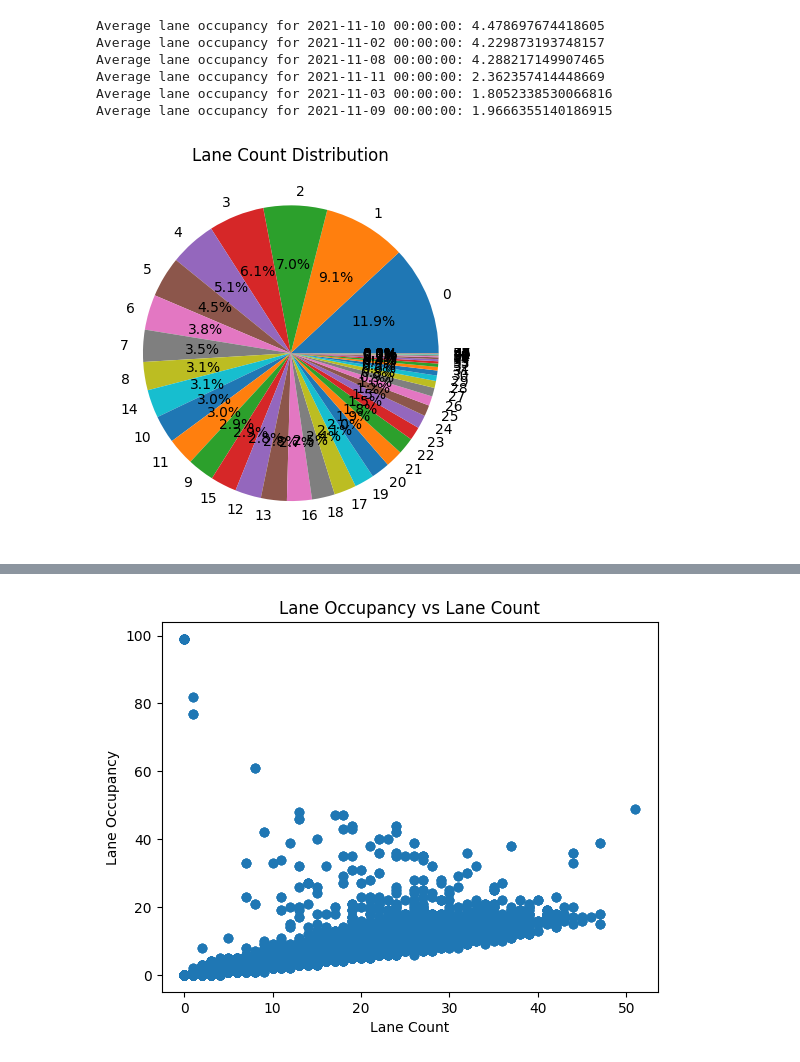
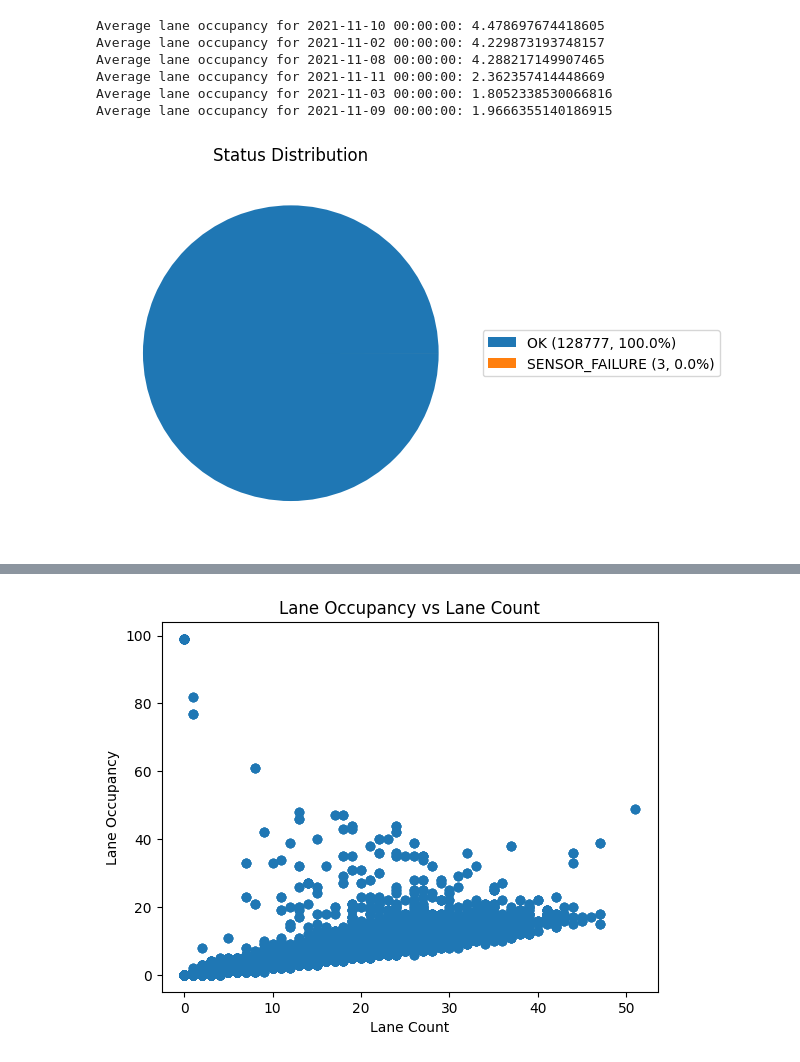
Before and after one commit to barkhamathur78/AI4CCEE_Fall_2024, a Jupyter notebook: SamGood_Lecture3_Activity6.ipynb, the cells around one changed output, grey strips where cells are left out. Saved outputs shown, nothing was run; the diff lists cells and outputs as text; code cells hidden in the pictures.

```diff
--- a/SamGood_Lecture3_Activity6.ipynb
+++ b/SamGood_Lecture3_Activity6.ipynb
@@ -58,10 +58,18 @@ Average lane occupancy for 2021-11-09 00:00:00: 1.9666355140186915
 # %%
 #visualize the total lane counts based on status,
 #create a pie chart
 
-lane_counts = df['lane-count'].value_counts()
-plt.pie(lane_counts, labels=lane_counts.index, autopct='%1.1f%%')
-plt.title('Lane Count Distribution')
+# Count occurrences of each status
+status_counts = df['status'].value_counts()
+
+# Create a pie chart
+plt.pie(status_counts, labels=None)
+plt.title('Status Distribution')
+
+# Create labels with counts and percentages
+labels = [f'{index} ({count}, {count/sum(status_counts)*100:.1f}%)' for index, count in status_counts.items()]
+plt.legend(labels, loc='center left', bbox_to_anchor=(1, 0.5))
+
 plt.show()
 # %% [output]
-[figure, old version]
+[figure, new version]
```
Also changed, not shown: parts of 1 cell of this notebook.
